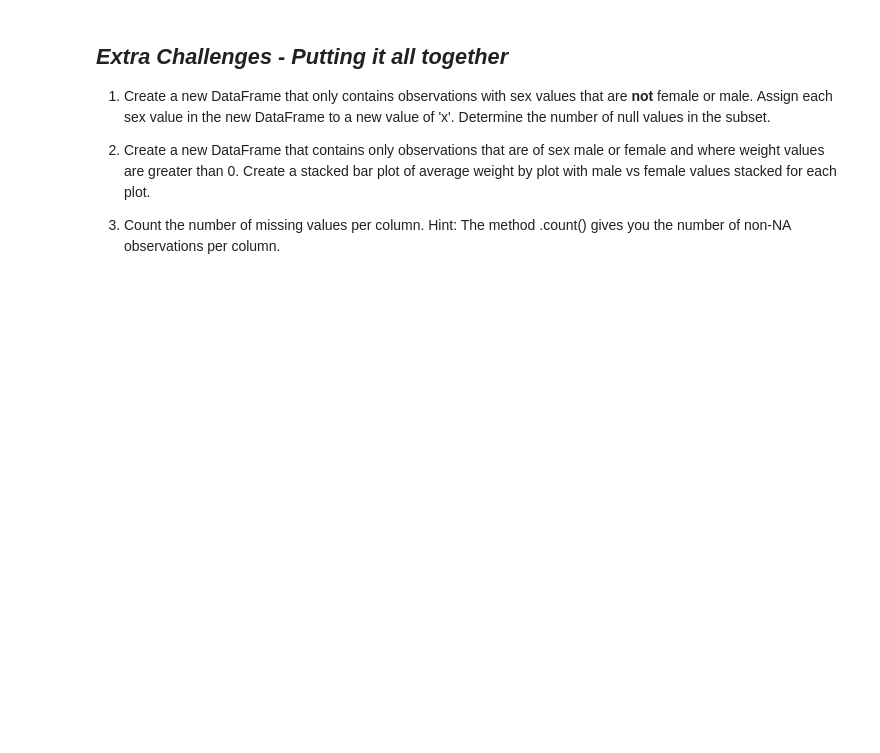
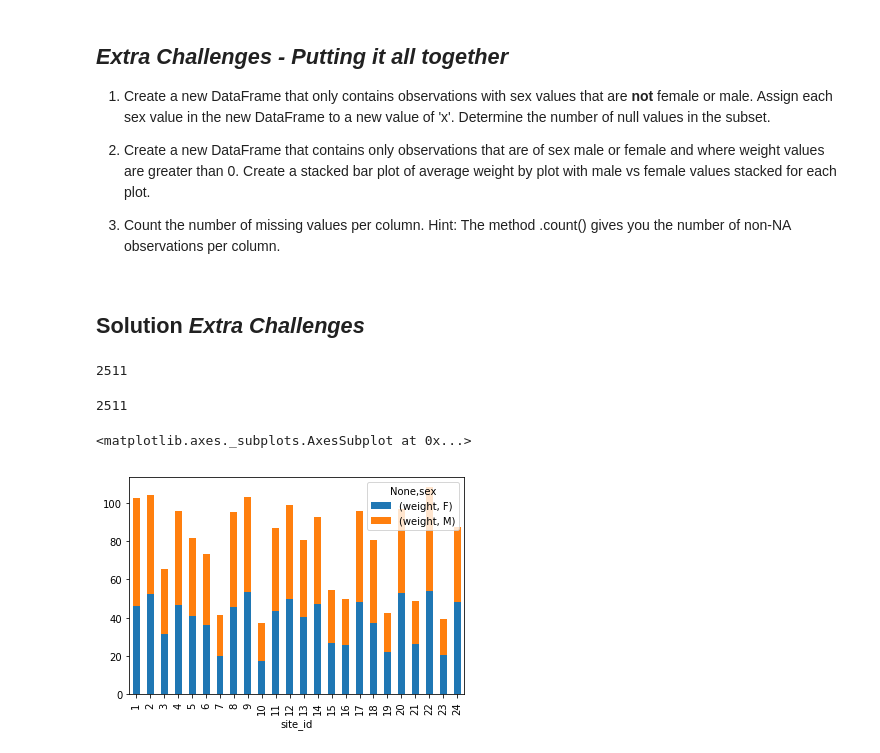
Before and after one commit to MonashDataFluency/python-workshop-base, a Jupyter notebook: workshops/docs/modules/notebooks/indexing.ipynb, the cells around one changed output. Drawn from its saved outputs; the diff is of its cells as text; code cells hidden in the pictures; blank space fills up the shorter version.

Commit message:
updated indexing notebook

```diff
--- a/workshops/docs/modules/notebooks/indexing.ipynb
+++ b/workshops/docs/modules/notebooks/indexing.ipynb
@@ -635,3 +686 @@ we're not mixing up all of our previous manipulations.
-# %%
-surveys_df = pd.read_csv("data/surveys.csv")
 # %% [markdown]
@@ -703,3 +752,35 @@ asking Python to select rows that have a `NaN` value of weight.
    plot of average weight by plot with male vs female values stacked for each
    plot.
   3. Count the number of missing values per column. Hint: The method .count() gives you the number of non-NA observations per column.
+# %% [markdown]
+## Solution _Extra Challenges_
+# %%
+# Solution extra challenge 1
+new = surveys_df[~surveys_df['sex'].isin(['M', 'F'])].copy()
+new['sex']='x'
+print(len(new))
+# %% [output]
+2511
+# %%
+# We can verify the number of NaN values with
+sum(surveys_df['sex'].isnull())
+# %% [output]
+2511
+# %%
+# Solution extra challenge 2
+
+# selection of the data with isin
+stack_selection = surveys_df[(surveys_df['sex'].isin(['M', 'F'])) &
+							surveys_df["weight"] > 0.][["sex", "weight", "site_id"]]
+
+# calculate the mean weight for each site id and sex combination:
+stack_selection = stack_selection.groupby(["site_id", "sex"]).mean().unstack()
+
+# Plot inside jupyter notebook
+%matplotlib inline
+
+# and we can make a stacked bar plot from this:
+stack_selection.plot(kind='bar', stacked=True)
+# %% [output]
+<matplotlib.axes._subplots.AxesSubplot at 0x...>
+[figure, added]
```
Also changed, not shown: parts of 64 cells of this notebook, 5 other files.
